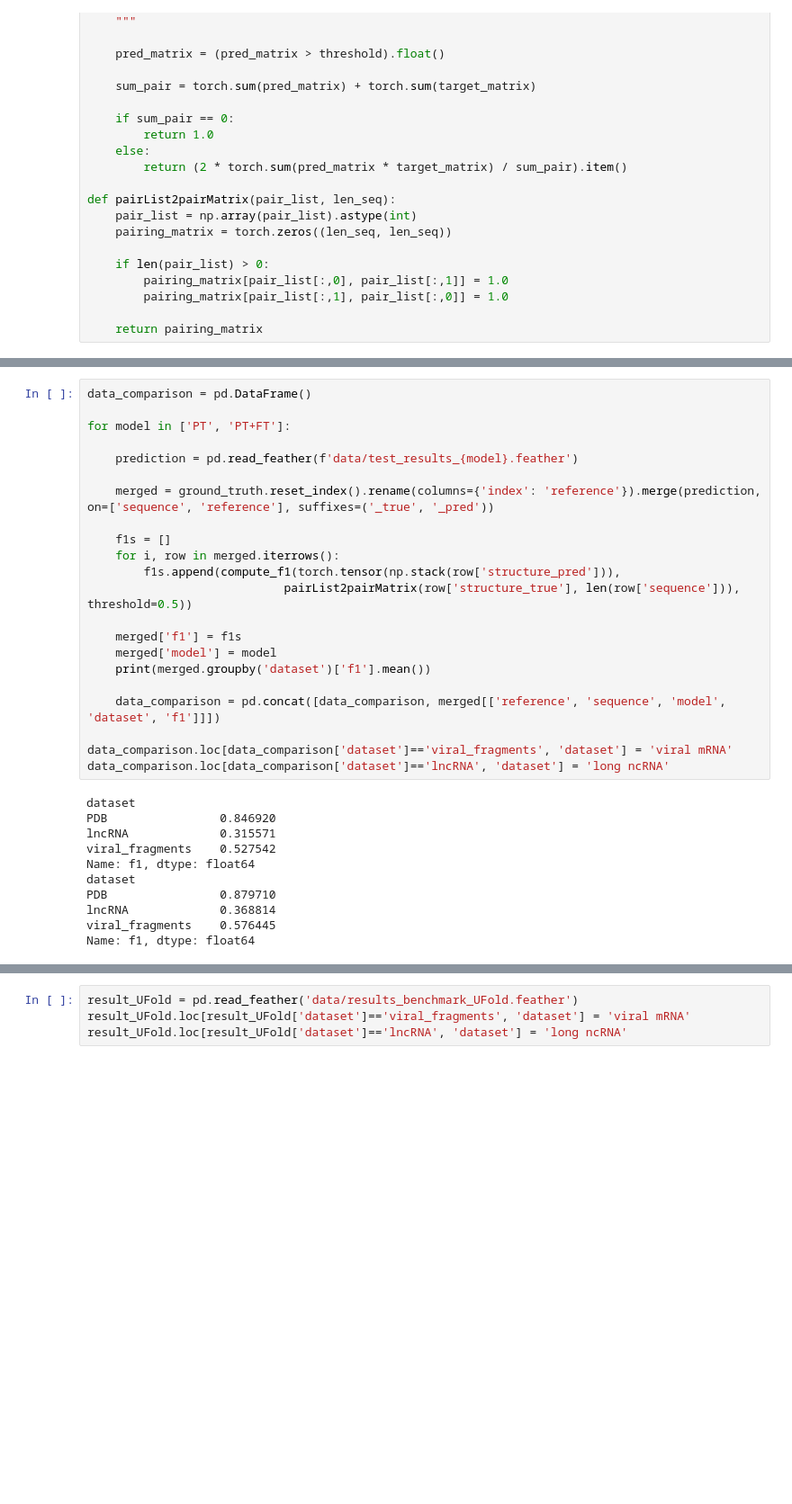
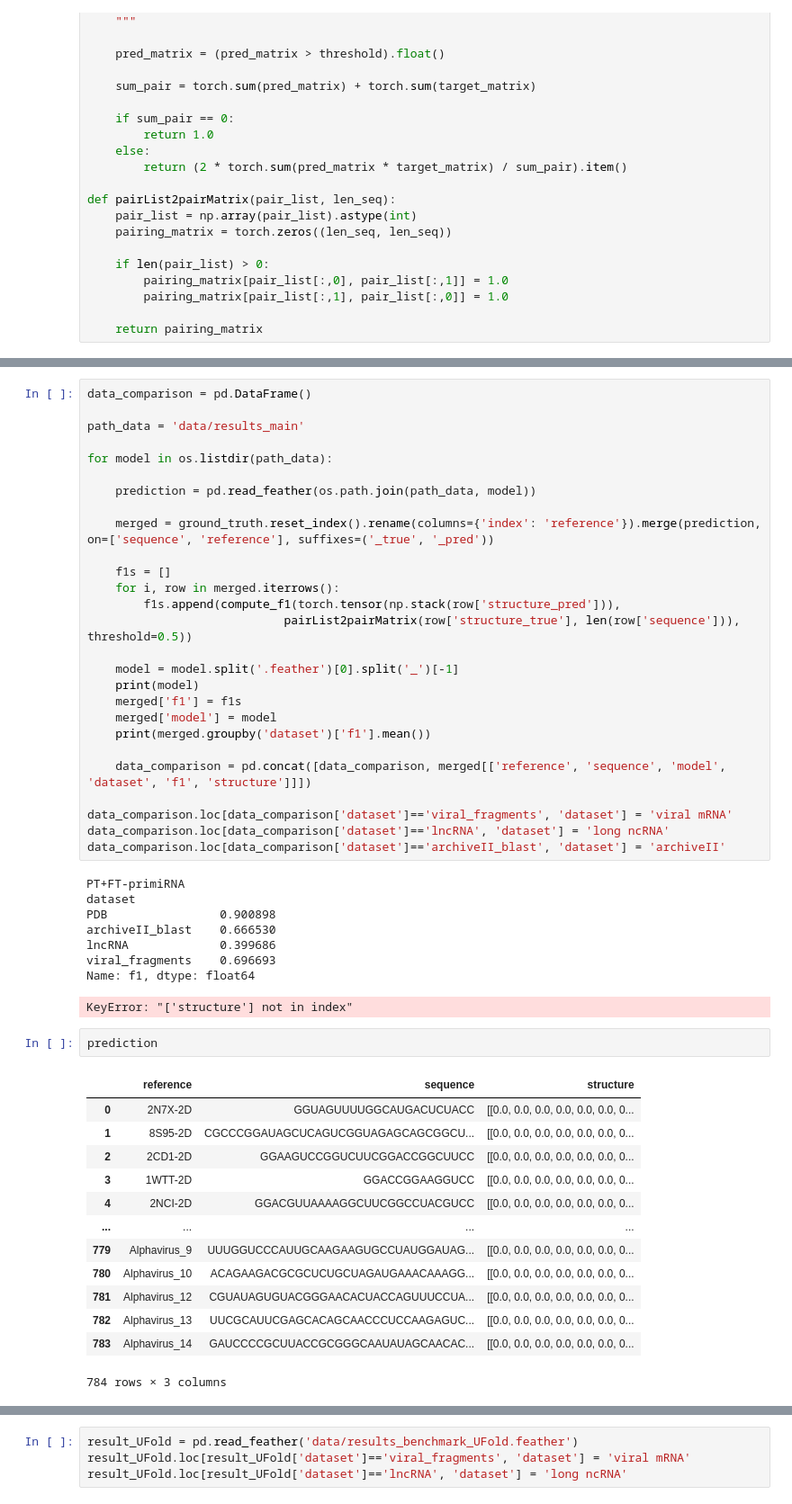
Before and after one commit to rouskinlab/efold_figures, a Jupyter notebook: Figure5/structure_performance.ipynb, the cells around one changed output, grey strips where cells are left out. Shown: that part at 90% size. Saved outputs shown, nothing was run; the diff lists cells and outputs as text; blank space fills up the shorter version.

```diff
--- a/Figure5/structure_performance.ipynb
+++ b/Figure5/structure_performance.ipynb
@@ -61,9 +89,11 @@ viral_fragments: Download complete. File saved at data/viral_fragments/data.json
 # %%
 data_comparison = pd.DataFrame()
 
-for model in ['PT', 'PT+FT']:
+path_data = 'data/results_main'
 
-    prediction = pd.read_feather(f'data/test_results_{model}.feather')
+for model in os.listdir(path_data):
+
+    prediction = pd.read_feather(os.path.join(path_data, model))
 
     merged = ground_truth.reset_index().rename(columns={'index': 'reference'}).merge(prediction, on=['sequence', 'reference'], suffixes=('_true', '_pred'))
 
@@ -72,25 +102,42 @@ for model in ['PT', 'PT+FT']:
         f1s.append(compute_f1(torch.tensor(np.stack(row['structure_pred'])),
                             pairList2pairMatrix(row['structure_true'], len(row['sequence'])), threshold=0.5))
 
+    model = model.split('.feather')[0].split('_')[-1]
+    print(model)
     merged['f1'] = f1s
     merged['model'] = model
     print(merged.groupby('dataset')['f1'].mean())
 
-    data_comparison = pd.concat([data_comparison, merged[['reference', 'sequence', 'model', 'dataset', 'f1']]])
+    data_comparison = pd.concat([data_comparison, merged[['reference', 'sequence', 'model', 'dataset', 'f1', 'structure']]])
 
 data_comparison.loc[data_comparison['dataset']=='viral_fragments', 'dataset'] = 'viral mRNA'
 data_comparison.loc[data_comparison['dataset']=='lncRNA', 'dataset'] = 'long ncRNA'
+data_comparison.loc[data_comparison['dataset']=='archiveII_blast', 'dataset'] = 'archiveII'
 # %% [output]
+PT+FT-primiRNA
 dataset
-PDB                0.846920
-lncRNA             0.315571
-viral_fragments    0.527542
+PDB                0.900898
+archiveII_blast    0.666530
+lncRNA             0.399686
+viral_fragments    0.696693
 Name: f1, dtype: float64
-dataset
-PDB                0.879710
-lncRNA             0.368814
-viral_fragments    0.576445
-Name: f1, dtype: float64
+KeyError: "['structure'] not in index"
+# %%
+prediction
+# %% [output]
+|  | reference | sequence | structure |
+| 0 | 2N7X-2D | GGUAGUUUUGGCAUGACUCUACC | [[0.0, 0.0, 0.0, 0.0, 0.0, 0.0, 0... |
+| 1 | 8S95-2D | CGCCCGGAUAGCUCAGUCGGUAGAGCAGCGGCU... | [[0.0, 0.0, 0.0, 0.0, 0.0, 0.0, 0... |
+| 2 | 2CD1-2D | GGAAGUCCGGUCUUCGGACCGGCUUCC | [[0.0, 0.0, 0.0, 0.0, 0.0, 0.0, 0... |
+| 3 | 1WTT-2D | GGACCGGAAGGUCC | [[0.0, 0.0, 0.0, 0.0, 0.0, 0.0, 0... |
+| 4 | 2NCI-2D | GGACGUUAAAAGGCUUCGGCCUACGUCC | [[0.0, 0.0, 0.0, 0.0, 0.0, 0.0, 0... |
+| ... | ... | ... | ... |
+| 779 | Alphavirus_9 | UUUGGUCCCAUUGCAAGAAGUGCCUAUGGAUAG... | [[0.0, 0.0, 0.0, 0.0, 0.0, 0.0, 0... |
+| 780 | Alphavirus_10 | ACAGAAGACGCGCUCUGCUAGAUGAAACAAAGG... | [[0.0, 0.0, 0.0, 0.0, 0.0, 0.0, 0... |
+| 781 | Alphavirus_12 | CGUAUAGUGUACGGGAACACUACCAGUUUCCUA... | [[0.0, 0.0, 0.0, 0.0, 0.0, 0.0, 0... |
+| 782 | Alphavirus_13 | UUCGCAUUCGAGCACAGCAACCCUCCAAGAGUC... | [[0.0, 0.0, 0.0, 0.0, 0.0, 0.0, 0... |
+| 783 | Alphavirus_14 | GAUCCCCGCUUACCGCGGGCAAUAUAGCAACAC... | [[0.0, 0.0, 0.0, 0.0, 0.0, 0.0, 0... |
+784 rows × 3 columns
 # %%
 data_comparison
 # %% [output]
```
Also changed, not shown: parts of 8 cells of this notebook, 11 other files.
